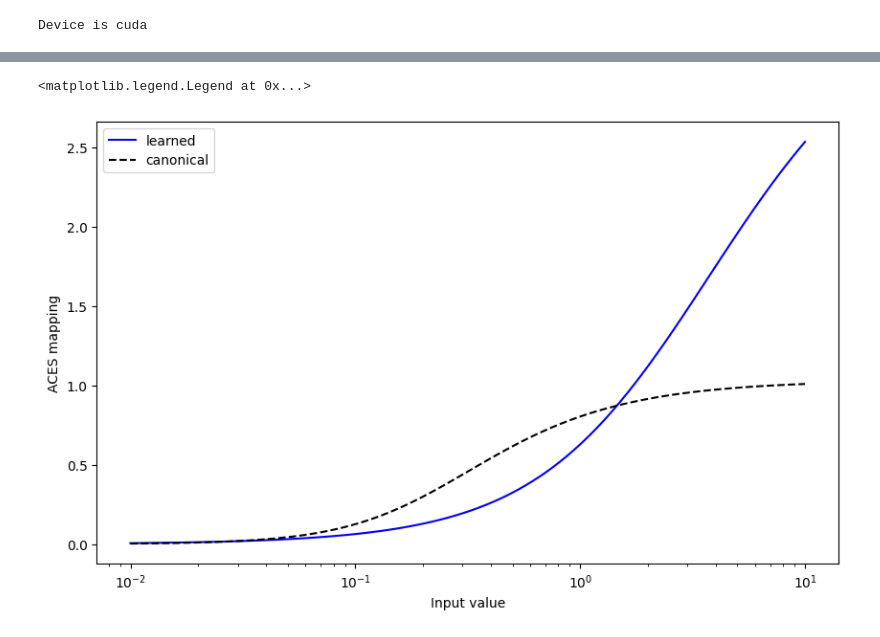
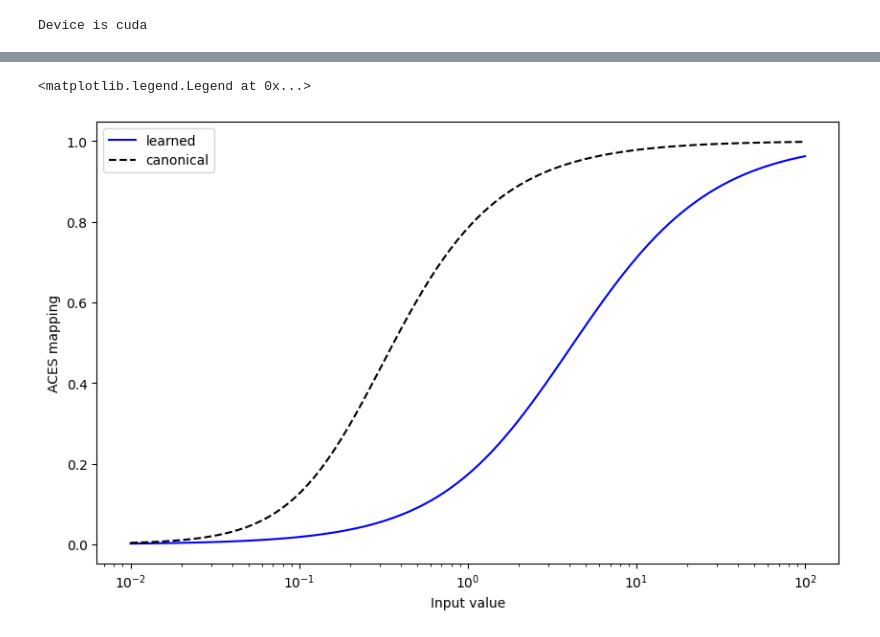
Before and after one commit to ASavageCabbage/divnorm-brightness, a Jupyter notebook: aces.ipynb, the cells around one changed output, grey strips where cells are left out. Drawn from its saved outputs; the diff is of its cells as text; code cells hidden in the pictures.

Commit message:
Constrain a = c in ACES model

```diff
--- a/aces.ipynb
+++ b/aces.ipynb
@@ -75,10 +75,11 @@ class ACESModel(nn.Module):
     def __init__(self):
         super(ACESModel, self).__init__()
         # a, b, c, d, e
-        self.weights = nn.Parameter(torch.rand(5))
+        self.weights = nn.Parameter(torch.rand(4))
 
     def forward(self, x):
-        tonemapped_x = torch.squeeze(aces(x, *self.weights))
+        a, b, d, e = self.weights
+        tonemapped_x = torch.squeeze(aces(x, a, b, a, d, e)) # c = a
         X, Y, Z = tensor_rgb_to_xyz(tonemapped_x)
         L, _, _ = dino.xyz_to_lxy(X, Y, Z)
         brightness_response = pytorch_dn_brightness_model(
@@ -190,7 +191,7 @@ CHECKPOINT_PATH = Path("training/checkpoints")
 def checkpoint_file_path(epoch):
     return str(CHECKPOINT_PATH / f"aces-epoch{epoch}.pickle")
 
-start_epoch = 320
+start_epoch = 245
 if start_epoch == 0:
     checkpoint = dict(
         state_dict={},
@@ -263,11 +278,11 @@ print(model.weights.detach().cpu().numpy())
 # %%
 # Compare learning to "canonical" ACES coefficients from
 # https://knarkowicz.wordpress.com/2016/01/06/aces-filmic-tone-mapping-curve/
-params = ["a", "b", "c", "d", "e"]
-canonical_values = dict(zip(params, [2.51, 0.03, 2.43, 0.59, 0.14]))
+params = ["a", "b", "d", "e"]
+canonical_values = dict(zip(params, [2.51, 0.03, 0.59, 0.14]))
 
 learned_params = {p: [] for p in params}
-num_epochs = 320
+num_epochs = 245
 for epoch in range(num_epochs):
     model.load_state_dict(torch.load(checkpoint_file_path(epoch), weights_only=False)["state_dict"])
     for p, value in zip(params, model.weights.detach().cpu().numpy(), strict=True):
@@ -290,15 +304,17 @@ for param, learned_values in learned_params.items():
 # %%
-epoch_to_use = 320
+epoch_to_use = 245
 model.load_state_dict(torch.load(checkpoint_file_path(epoch_to_use), weights_only=False)["state_dict"])
+a, b, d, e = model.weights.detach().cpu().numpy()
+ca, cb, cd, ce = list(canonical_values.values())
 
-x_range = np.logspace(-2, 1, num=100, base=10)
+x_range = np.logspace(-2, 2, num=100, base=10)
 fig, ax = plt.subplots(1, 1, figsize=(10,6))
 ax.set_xlabel("Input value")
 ax.set_xscale("log")
 ax.set_ylabel("ACES mapping")
-ax.plot(x_range, aces(x_range, *model.weights.detach().cpu().numpy()), "b-", label="learned")
-ax.plot(x_range, aces(x_range, *list(canonical_values.values())), "k--", label="canonical")
+ax.plot(x_range, aces(x_range, a, b, a, d, e), "b-", label="learned")
+ax.plot(x_range, aces(x_range, ca, cb, ca, cd, ce), "k--", label="canonical")
 ax.legend()
 # %% [output]
 <matplotlib.legend.Legend at 0x...>
-[figure, old version]
+[figure, new version]
```
Also changed, not shown: parts of 4 cells of this notebook, 26 other files.
